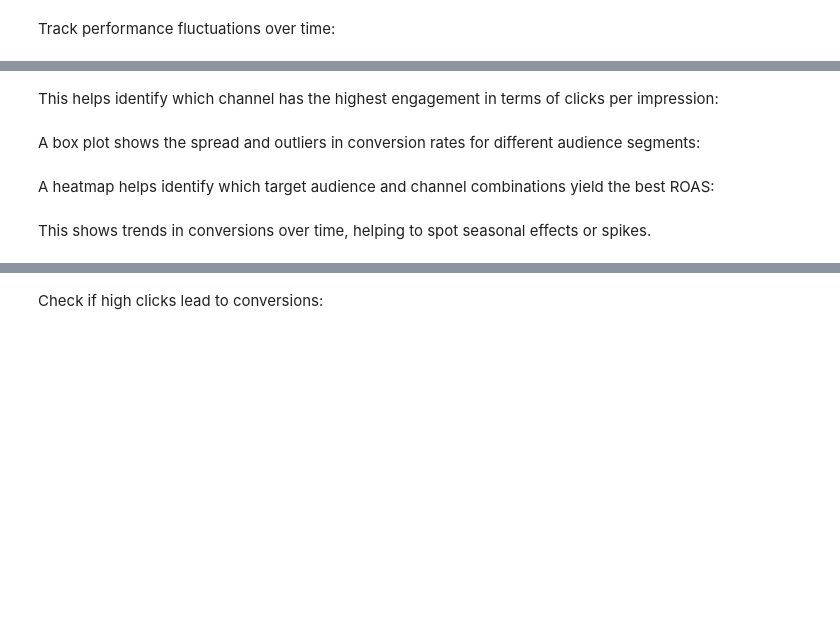
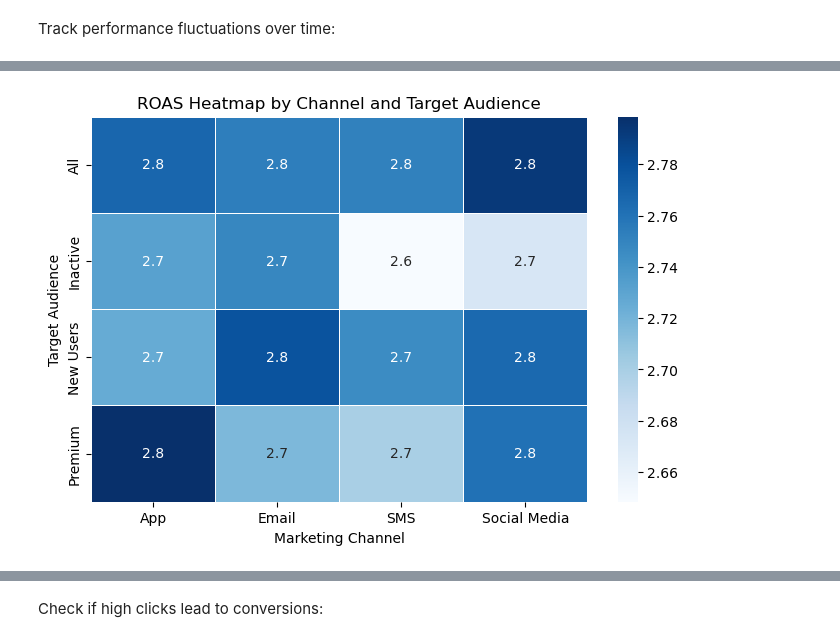
Before and after one commit to toviyahw/blinkit-sales-analysis, a Jupyter notebook: Python EDA Documentation.ipynb, the cells around one changed output, grey strips where cells are left out. Saved outputs shown, nothing was run; the diff lists cells and outputs as text; code cells hidden in the pictures; blank space fills up the shorter version.

```diff
--- a/Python EDA Documentation.ipynb
+++ b/Python EDA Documentation.ipynb
@@ -1002,2 +1194,0 @@ plt.show()
-# %% [markdown]
-This helps identify which channel has the highest engagement in terms of clicks per impression:
@@ -1014,2 +1194,0 @@ plt.show()
-# %% [markdown]
-A box plot shows the spread and outliers in conversion rates for different audience segments:
@@ -1024,14 +1195,11 @@ plt.show()
-# %% [markdown]
-A heatmap helps identify which target audience and channel combinations yield the best ROAS:
 # %%
-pivot = mkt_df.pivot_table(values='roas', index='target_audience', columns='channel', aggfunc='mean')
-
+# A heatmap helps identify which target audience and channel combinations yield the best ROAS
 plt.figure(figsize=(8, 5))
 sns.heatmap(pivot, annot=True, cmap='Blues', linewidths=0.5)
 plt.title("ROAS Heatmap by Channel and Target Audience")
 plt.xlabel("Marketing Channel")
 plt.ylabel("Target Audience")
 plt.show()
+# %% [output]
+[figure, added]
-# %% [markdown]
-This shows trends in conversions over time, helping to spot seasonal effects or spikes.
 # %%
```
Also changed, not shown: parts of 72 cells of this notebook.
